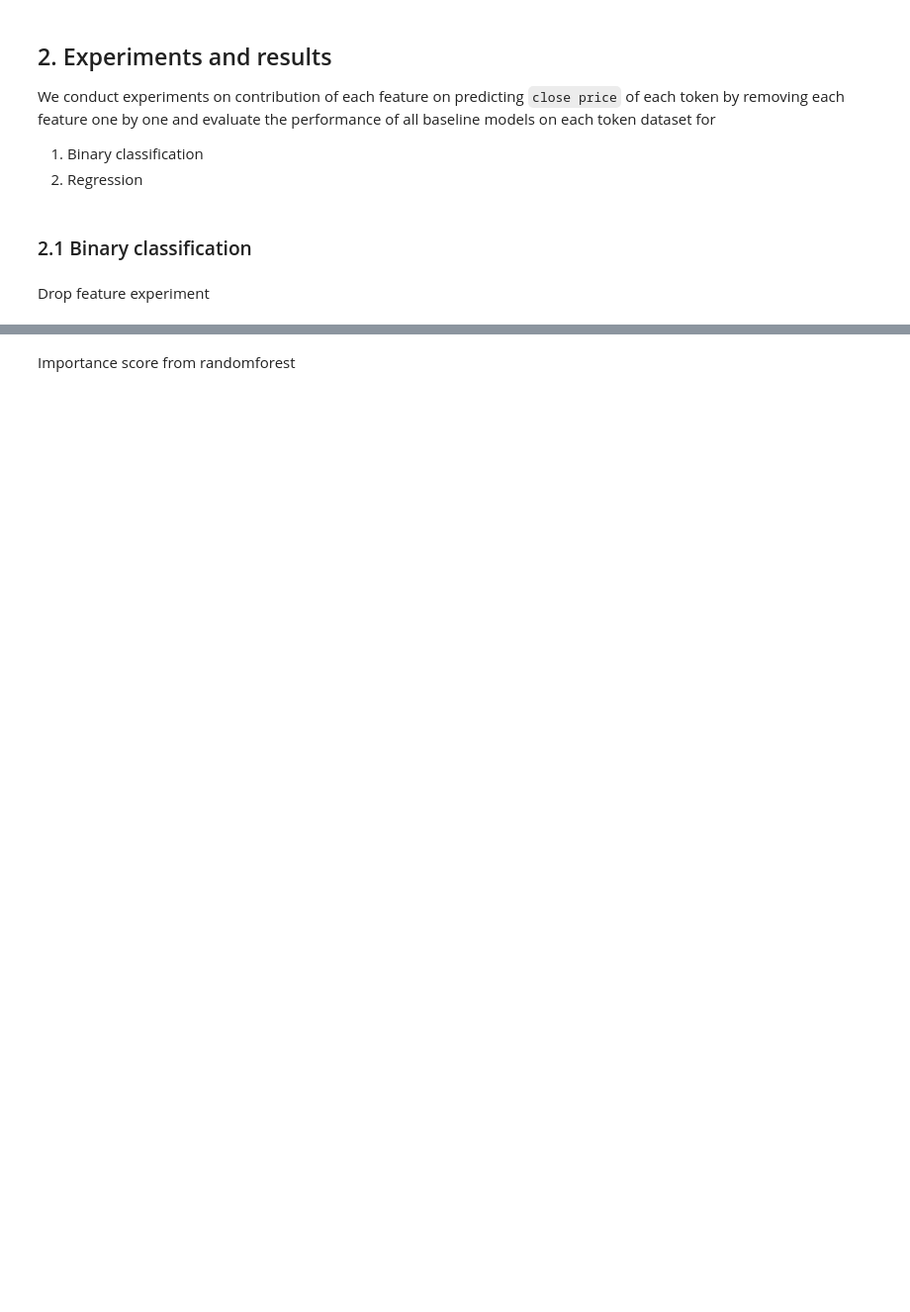
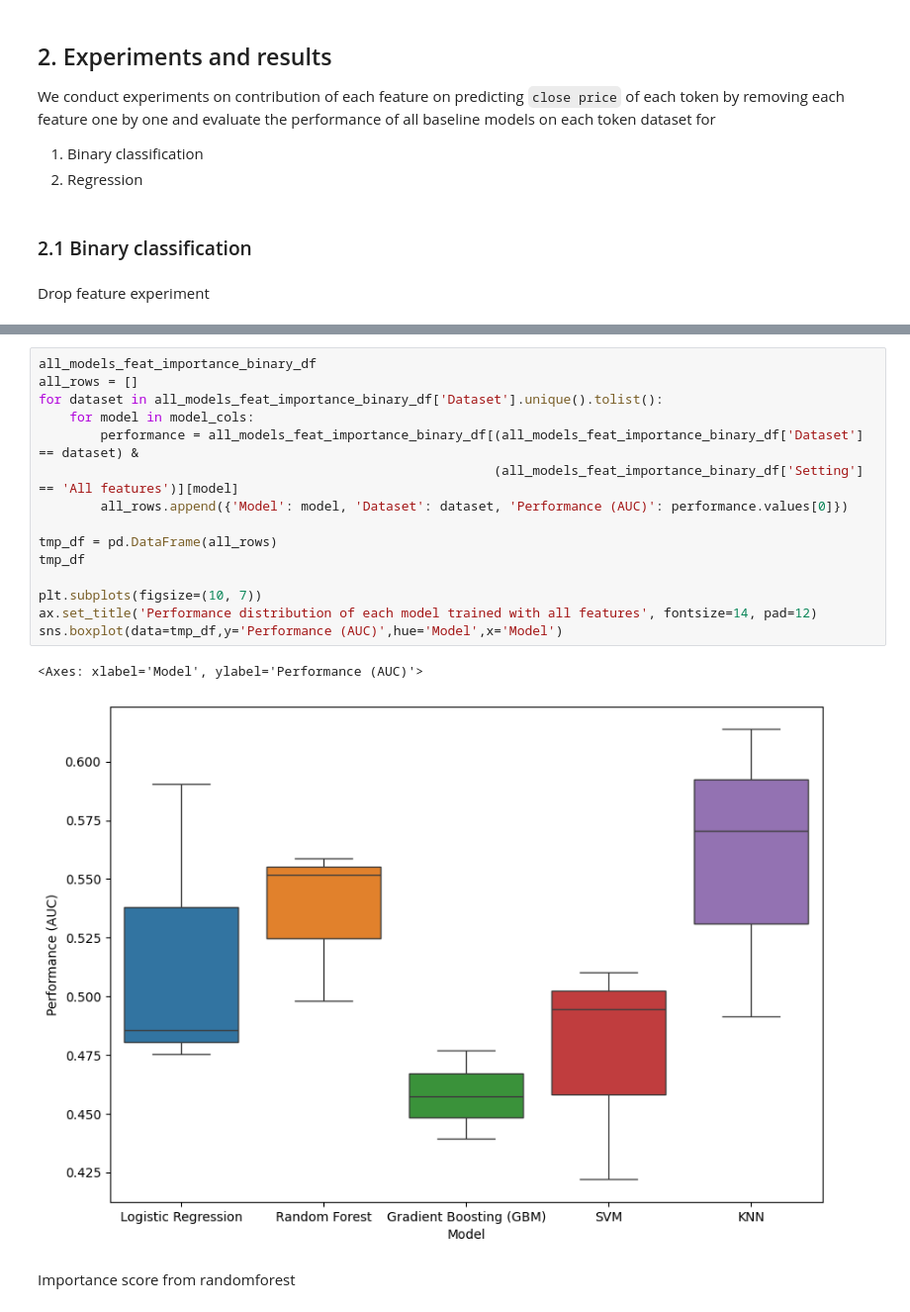
Before and after one commit to 18nghiado/DATA2010, a Jupyter notebook: experiments_feature_selection.ipynb, the cells around one changed output, grey strips where cells are left out. Shown at 99% size. Saved outputs shown, nothing was run; the diff lists cells and outputs as text; blank space fills up the shorter version.

```diff
--- a/experiments_feature_selection.ipynb
+++ b/experiments_feature_selection.ipynb
@@ -380,3 +415,21 @@ NameError: name 'os' is not defined
+# %%
+all_models_feat_importance_binary_df
+all_rows = []
+for dataset in all_models_feat_importance_binary_df['Dataset'].unique().tolist():
+    for model in model_cols:
+        performance = all_models_feat_importance_binary_df[(all_models_feat_importance_binary_df['Dataset'] == dataset) &
+                                                           (all_models_feat_importance_binary_df['Setting'] == 'All features')][model]
+        all_rows.append({'Model': model, 'Dataset': dataset, 'Performance (AUC)': performance.values[0]})
+
+tmp_df = pd.DataFrame(all_rows)
+tmp_df
+
+plt.subplots(figsize=(10, 7))
+ax.set_title('Performance distribution of each model trained with all features', fontsize=14, pad=12)
+sns.boxplot(data=tmp_df,y='Performance (AUC)',hue='Model',x='Model')
+# %% [output]
+<Axes: xlabel='Model', ylabel='Performance (AUC)'>
+[figure, added]
 # %% [markdown]
 Importance score from randomforest
 # %%
```
Also changed, not shown: parts of 16 cells of this notebook, 7 other files.
